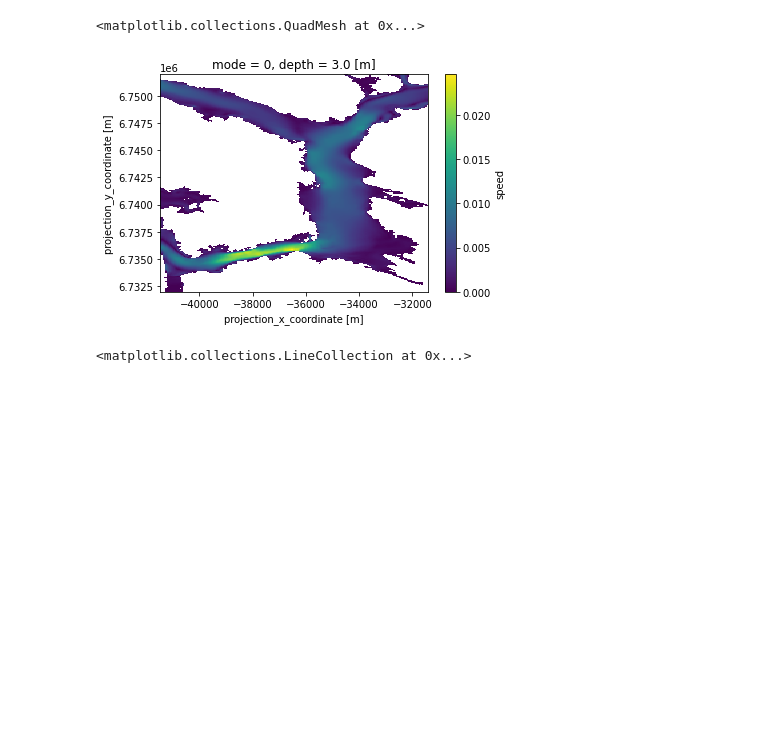
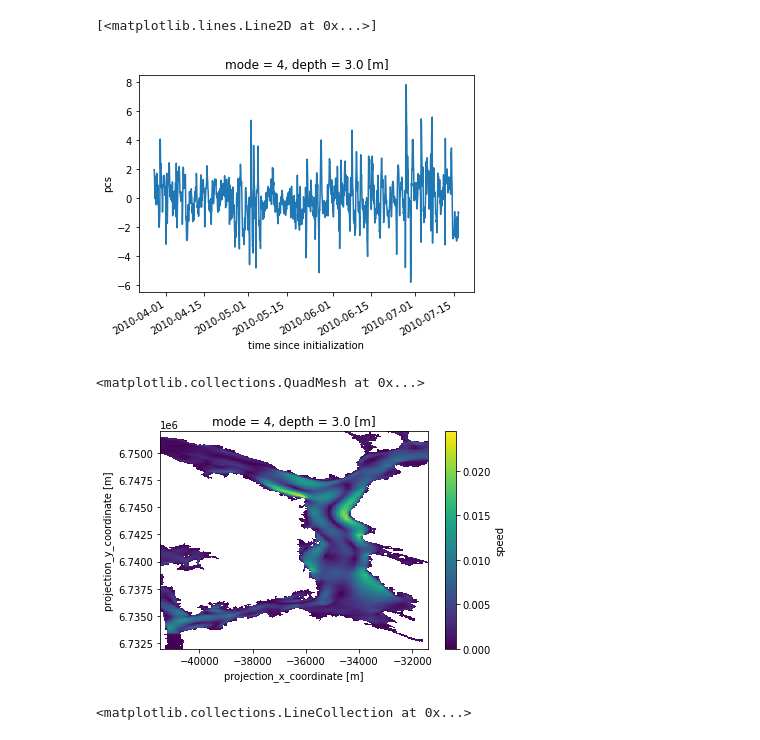
Before and after one commit to galendal/FACTS, a Jupyter notebook: eof_GA.ipynb, the cells around one changed output. Cells and saved outputs as stored; diff of their text form; code cells hidden in the pictures; blank space fills up the shorter version.

```diff
--- a/eof_GA.ipynb
+++ b/eof_GA.ipynb
@@ -94,6 +100,12 @@ Data variables:
+# %%
+res.pcs.isel(mode=mode).plot()
+# %% [output]
+[<matplotlib.lines.Line2D at 0x...>]
+[figure, added]
 # %%
-res.speed.where(res.land_binary_mask==0).isel(mode=0).plot()
+mode=4
+res.speed.where(res.land_binary_mask==0).isel(mode=mode).plot()
 # %% [output]
 <matplotlib.collections.QuadMesh at 0x...>
-[figure, old version]
+[figure, new version]
 # %%
```
Also changed, not shown: parts of 5 cells of this notebook.
